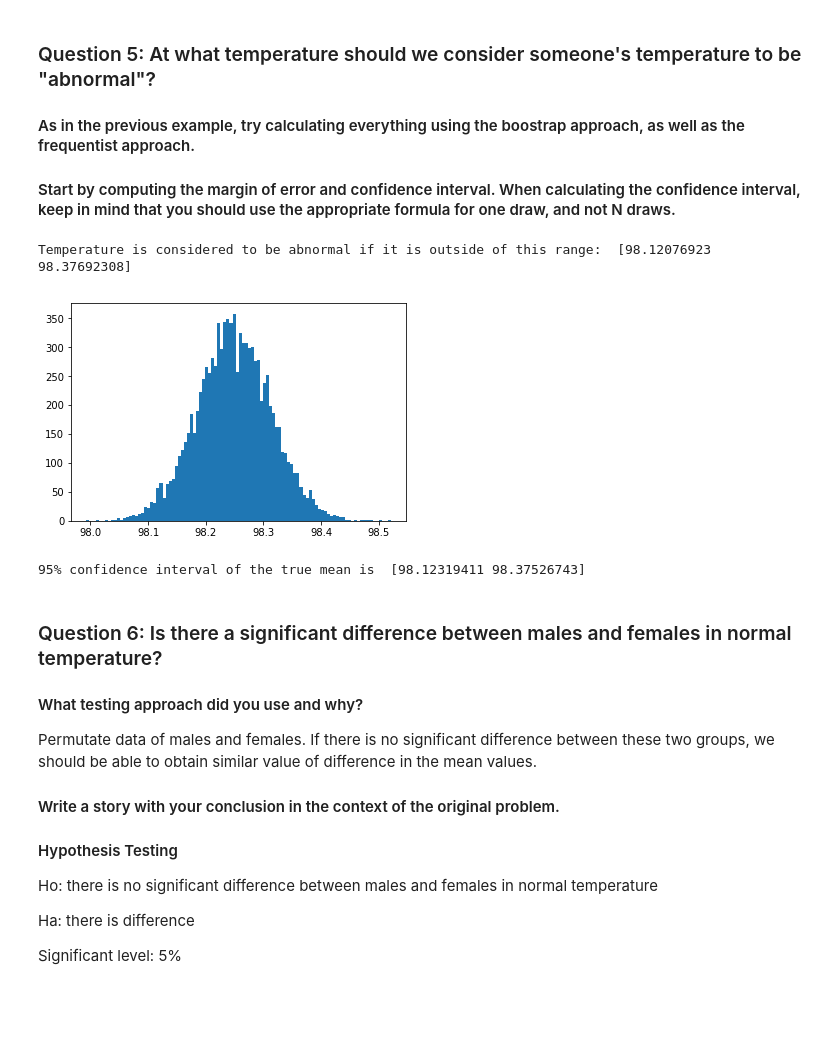
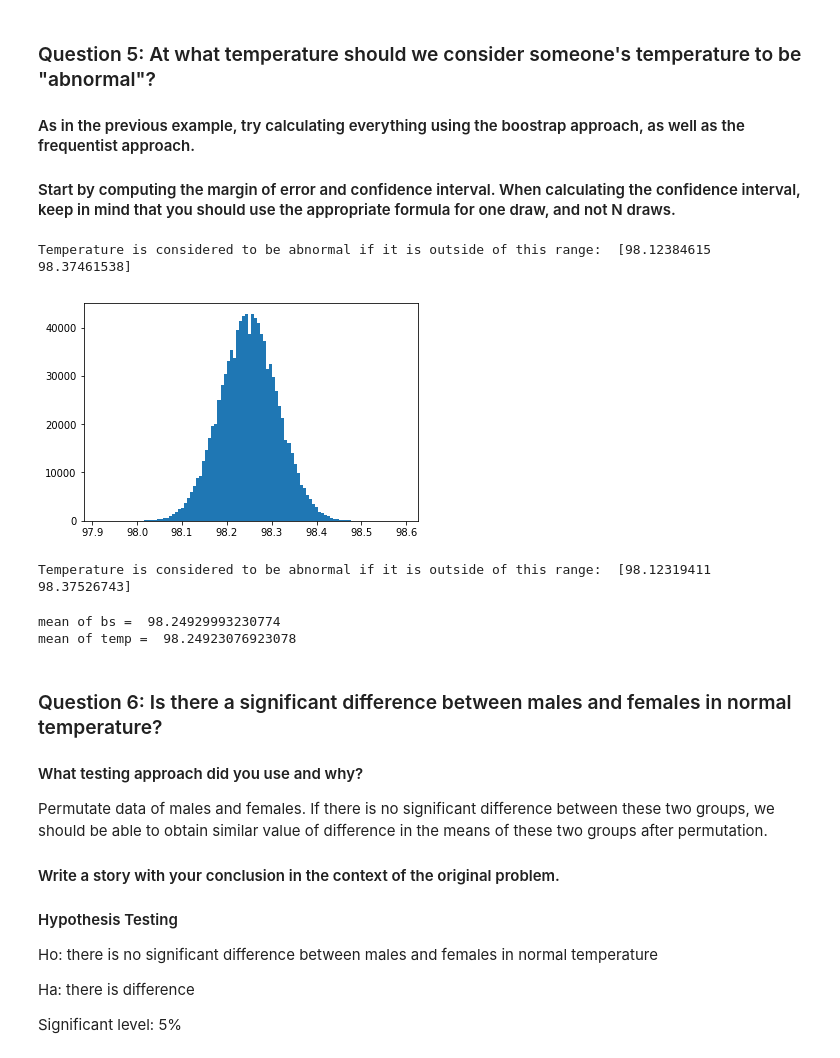
Before and after one commit to qnguyen1010/Springboard, a Jupyter notebook: EDA_Human_Temperature_Project__QuocNguyen.ipynb, the cells around one changed output. Drawn from its saved outputs; the diff is of its cells as text; code cells hidden in the pictures; blank space fills up the shorter version.

Commit message:
EDA Human Temperature Project

```diff
--- a/EDA_Human_Temperature_Project__QuocNguyen.ipynb
+++ b/EDA_Human_Temperature_Project__QuocNguyen.ipynb
@@ -306,37 +285,45 @@ print(se_sml_sample)
 # %%
 # Bootstrap approach
 
 # Create bootstrap replicates with sample mean
-bs_replicates_mean = draw_bs_reps(temp,np.mean,size = 10000)
+bs_replicates_mean = draw_bs_reps(temp,np.mean,size = 1000000)
 
 conf_int = np.percentile(bs_replicates_mean,[2.5,97.5])
 
 print('Temperature is considered to be abnormal if it is outside of this range: ', conf_int)
 
 plt.hist(bs_replicates_mean,bins=100)
 plt.show()
 # %% [output]
-Temperature is considered to be abnormal if it is outside of this range:  [98.12076923 98.37692308]
+Temperature is considered to be abnormal if it is outside of this range:  [98.12384615 98.37461538]
-[figure, old version]
+[figure, new version]
 # %%
 # Frequentist approach
 # 95% confidence interval with z statistics
 x_bar_max = np.mean(temp) + 1.96*se
 x_bar_min = np.mean(temp) - 1.96*se
 conf = np.array([x_bar_min,x_bar_max])
-print('95% confidence interval of the true mean is ',conf)
+print('Temperature is considered to be abnormal if it is outside of this range: ',conf)
 # %% [output]
-95% confidence interval of the true mean is  [98.12319411 98.37526743]
+Temperature is considered to be abnormal if it is outside of this range:  [98.12319411 98.37526743]
+# %%
+print('mean of bs = ',np.mean(bs_replicates_mean))
+print('mean of temp = ',np.mean(temp))
+# %% [output]
+mean of bs =  98.24929993230774
+mean of temp =  98.24923076923078
 # %% [markdown]
 ### Question 6: Is there a significant difference between males and females in normal temperature?
 #### What testing approach did you use and why?
 
-Permutate data of males and females. If there is no significant difference between these two groups, we should be able to obtain similar value of difference in the mean values.
+Permutate data of males and females. If there is no significant difference between these two groups, we should be able to obtain similar value of difference in the means of these two groups after permutation.
 
 
 #### Write a story with your conclusion in the context of the original problem.
 
+
 #### Hypothesis Testing
+
 Ho: there is no significant difference between males and females in normal temperature
 
 Ha: there is difference
```
Also changed, not shown: parts of 19 cells of this notebook.
